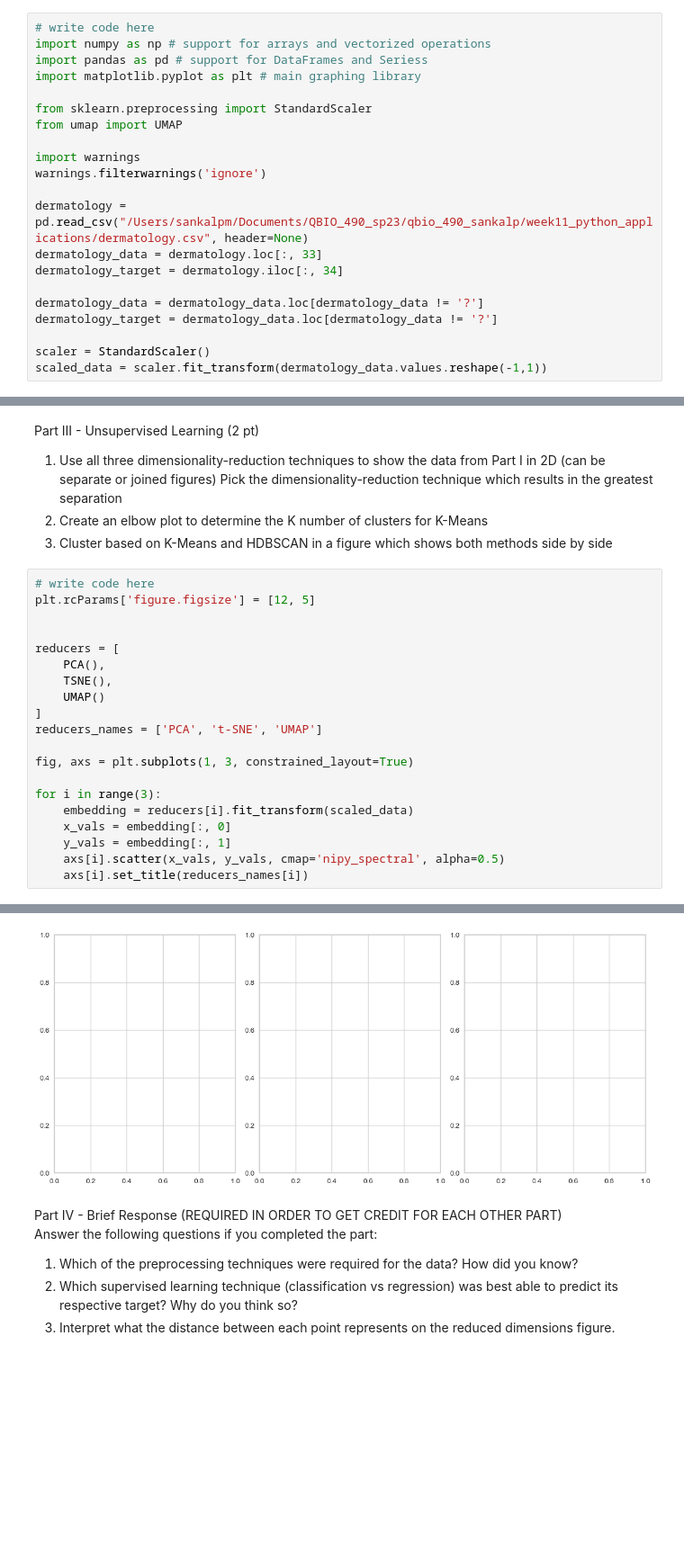
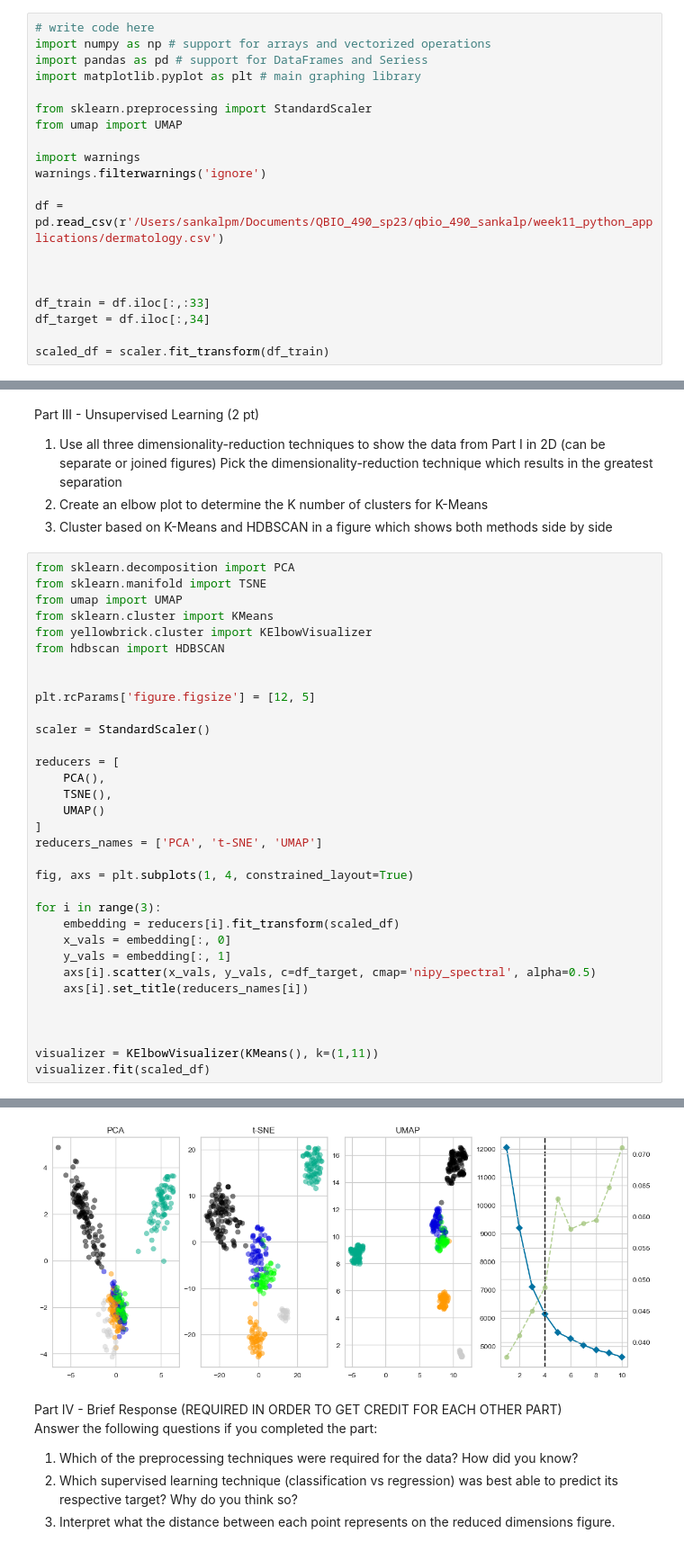
Before and after one commit to sankalptm/qbio_490_sankalp, a Jupyter notebook: week11_python_applications/Intro_to_Machine_Learning.ipynb, the cells around one changed output, grey strips where cells are left out. Shown at 90% size. Drawn from its saved outputs; the diff is of its cells as text; blank space fills up the shorter version.

```diff
--- a/week11_python_applications/Intro_to_Machine_Learning.ipynb
+++ b/week11_python_applications/Intro_to_Machine_Learning.ipynb
@@ -643,15 +640,14 @@ from umap import UMAP
 import warnings
 warnings.filterwarnings('ignore')
 
-dermatology = pd.read_csv("/Users/sankalpm/Documents/QBIO_490_sp23/qbio_490_sankalp/week11_python_applications/dermatology.csv", header=None)
-dermatology_data = dermatology.loc[:, 33]
-dermatology_target = dermatology.iloc[:, 34]
+df = pd.read_csv(r'/Users/sankalpm/Documents/QBIO_490_sp23/qbio_490_sankalp/week11_python_applications/dermatology.csv')
 
-dermatology_data = dermatology_data.loc[dermatology_data != '?']
-dermatology_target = dermatology_data.loc[dermatology_data != '?']
 
-scaler = StandardScaler()
-scaled_data = scaler.fit_transform(dermatology_data.values.reshape(-1,1))
+
+df_train = df.iloc[:,:33]
+df_target = df.iloc[:,34]
+
+scaled_df = scaler.fit_transform(df_train)
 # %% [markdown]
 Part II - Supervised Learning (2 pt)
 1. Create a train-test split with an appropriate split-ratio
@@ -706,9 +755,17 @@ Part III - Unsupervised Learning (2 pt)
 2. Create an elbow plot to determine the K number of clusters for K-Means
 3. Cluster based on K-Means and HDBSCAN in a figure which shows both methods side by side
 # %%
-# write code here
+from sklearn.decomposition import PCA
+from sklearn.manifold import TSNE
+from umap import UMAP
+from sklearn.cluster import KMeans
+from yellowbrick.cluster import KElbowVisualizer
+from hdbscan import HDBSCAN
+
+
 plt.rcParams['figure.figsize'] = [12, 5]
 
+scaler = StandardScaler()
 
 reducers = [
     PCA(),
@@ -717,12 +774,17 @@ reducers = [
 ]
 reducers_names = ['PCA', 't-SNE', 'UMAP']
 
-fig, axs = plt.subplots(1, 3, constrained_layout=True)
+fig, axs = plt.subplots(1, 4, constrained_layout=True)
 
 for i in range(3):
-    embedding = reducers[i].fit_transform(scaled_data)
+    embedding = reducers[i].fit_transform(scaled_df)
     x_vals = embedding[:, 0]
     y_vals = embedding[:, 1]
-    axs[i].scatter(x_vals, y_vals, cmap='nipy_spectral', alpha=0.5)
+    axs[i].scatter(x_vals, y_vals, c=df_target, cmap='nipy_spectral', alpha=0.5)
     axs[i].set_title(reducers_names[i])
+
+
+
+visualizer = KElbowVisualizer(KMeans(), k=(1,11))
+visualizer.fit(scaled_df)
 # %% [output]
@@ -730,4 +792,4 @@ IndexError: index 1 is out of bounds for axis 1 with size 1
-[figure, old version]
+[figure, new version]
 # %% [markdown]
 Part IV - Brief Response (REQUIRED IN ORDER TO GET CREDIT FOR EACH OTHER PART)
 <br></br>
```
Also changed, not shown: parts of 11 cells of this notebook.
